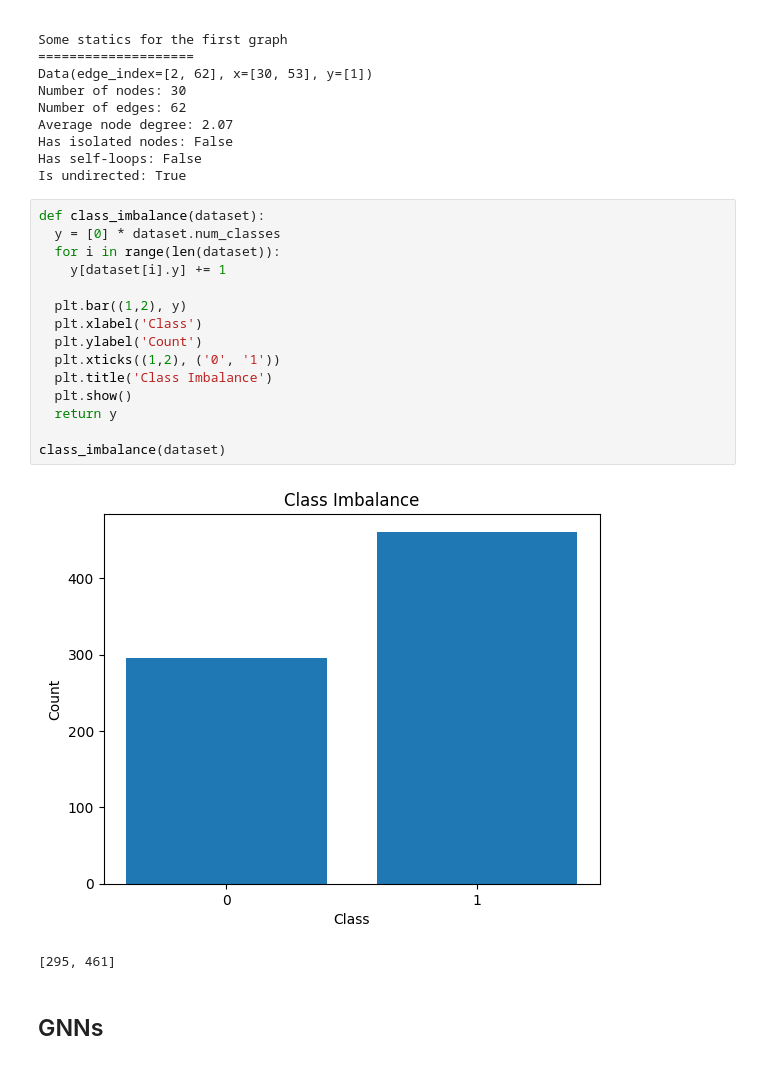
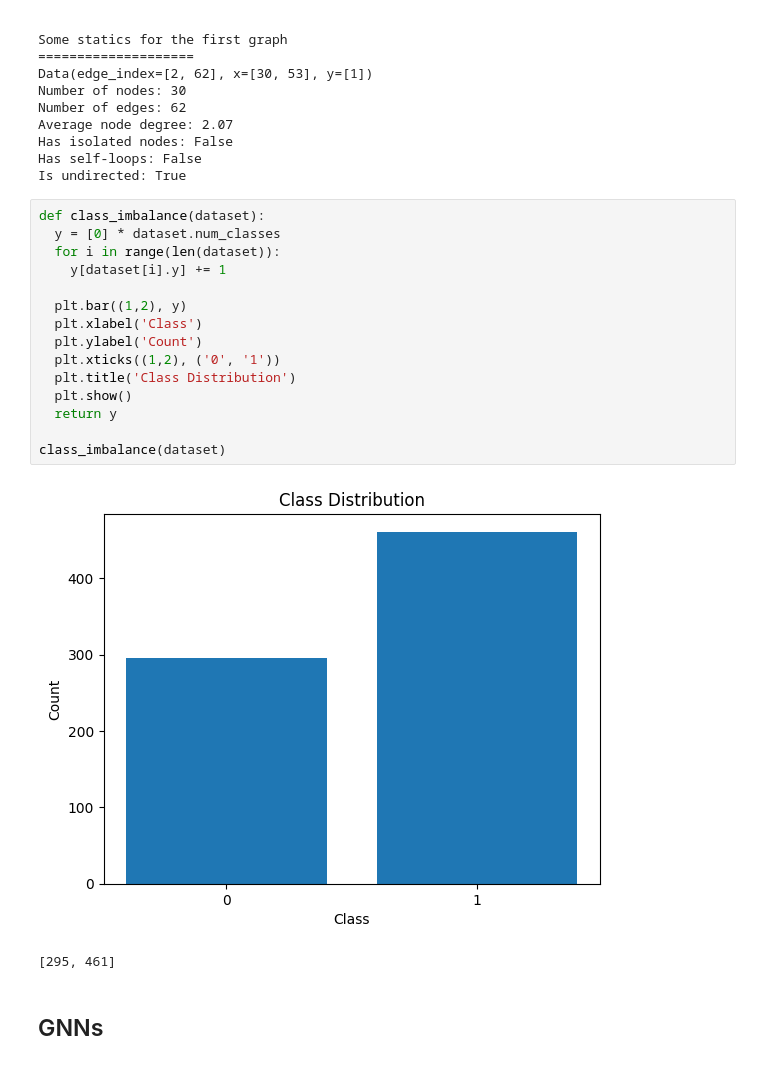
Before and after one commit to ge96lip/SPID-in-Molecular-Graphs, a Jupyter notebook: Data_exploration_and_GNNs.ipynb, the cells around one changed output. Cells and saved outputs as stored; diff of their text form.

```diff
--- a/Data_exploration_and_GNNs.ipynb
+++ b/Data_exploration_and_GNNs.ipynb
@@ -86,20 +86,20 @@ Is undirected: True
 # %%
 def class_imbalance(dataset):
   y = [0] * dataset.num_classes
   for i in range(len(dataset)):
     y[dataset[i].y] += 1
 
   plt.bar((1,2), y)
   plt.xlabel('Class')
   plt.ylabel('Count')
   plt.xticks((1,2), ('0', '1'))
-  plt.title('Class Imbalance')
+  plt.title('Class Distribution')
   plt.show()
   return y
 
 class_imbalance(dataset)
 # %% [output]
-[figure, old version]
+[figure, new version]
 [295, 461]
 # %% [markdown]
 ## GNNs
```
Also changed, not shown: parts of 9 cells of this notebook.
